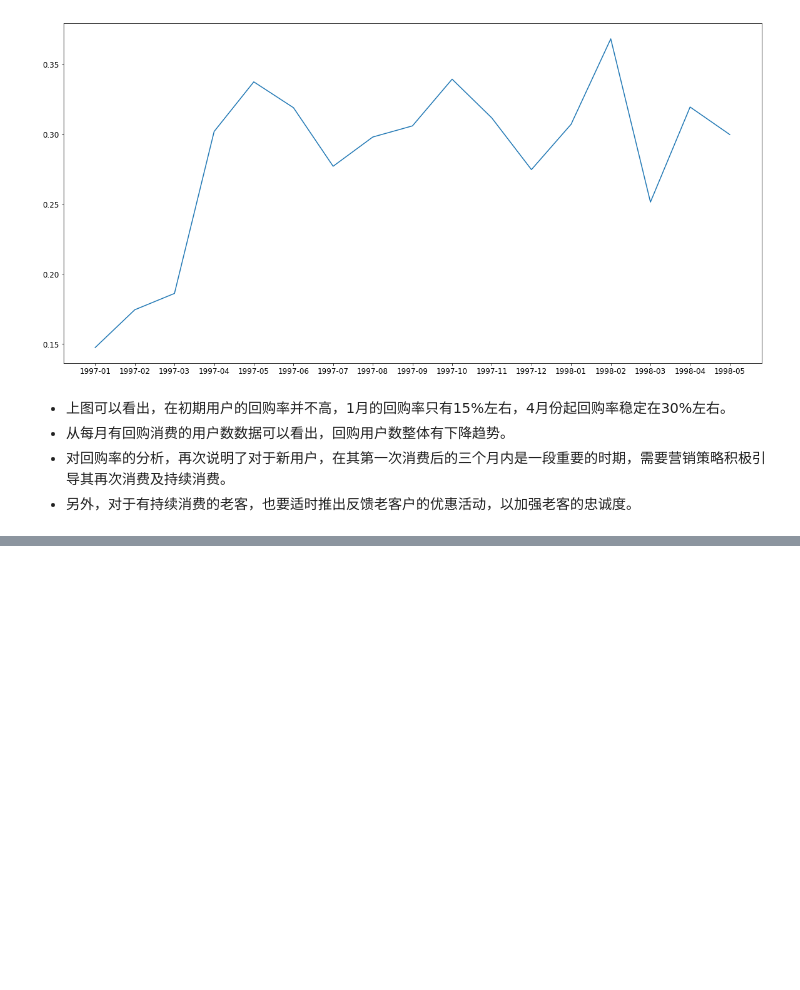
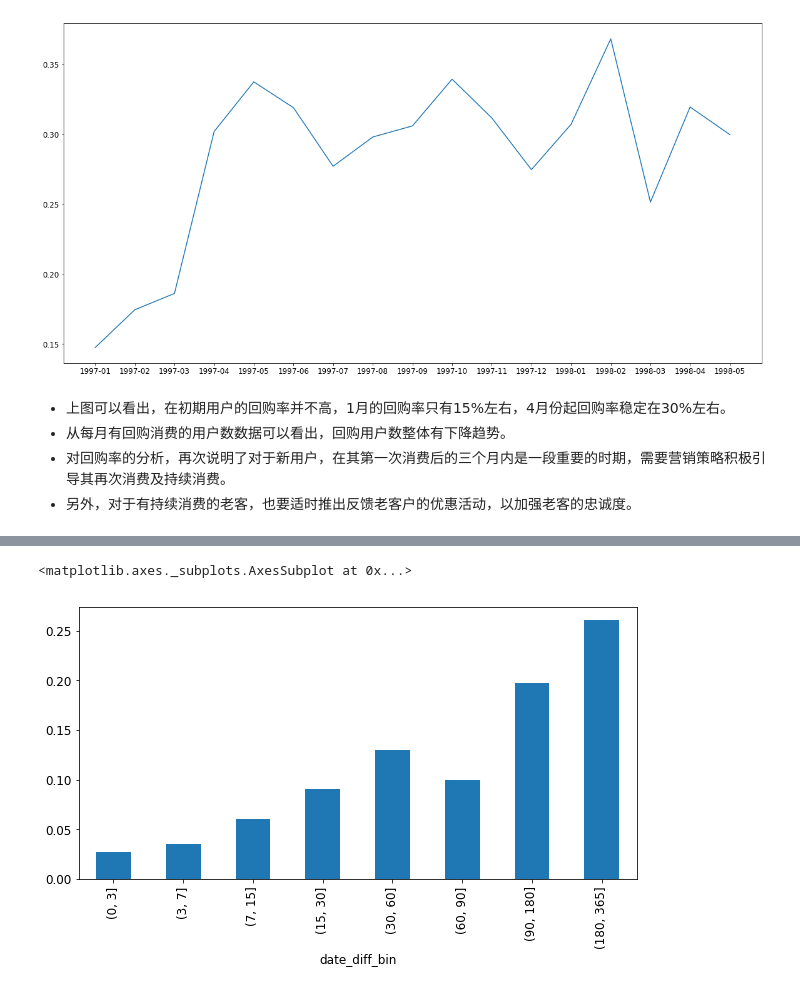
Before and after one commit to Hanryfeng/DataAnalysis, a Jupyter notebook: CDNOW.ipynb, the cells around one changed output, grey strips where cells are left out. Cells and saved outputs as stored; diff of their text form; code cells hidden in the pictures; blank space fills up the shorter version.

```diff
--- a/CDNOW.ipynb
+++ b/CDNOW.ipynb
@@ -609,0 +623,6 @@ plt.plot(df_purchase.month,df_purchase.purchase_rate)
+# %%
+#将时间差值分桶处理
+bin=[0,3,7,15,30,60,90,180,365]
+user_purchase_retention = first_back.copy()
+user_purchase_retention['date_diff_bin']=pd.cut(user_purchase_retention.date_diff,bins=bin)
+user_purchase_retention.head(10)
@@ -609,0 +641,4 @@ plt.plot(df_purchase.month,df_purchase.purchase_rate)
+# %%
+#用户第一次消费之后，后续各时间段的消费总额
+pivoted_retention=user_purchase_retention.pivot_table(index='id',columns='date_diff_bin',values='amount',aggfunc=sum,dropna=False)
+pivoted_retention.head()
@@ -609,0 +676,4 @@ plt.plot(df_purchase.month,df_purchase.purchase_rate)
+# %%
+#1代表有消费，0代表没有
+pivoted_retention_trans=pivoted_retention.applymap(lambda x:1 if x>0 else 0)
+pivoted_retention_trans
@@ -609,0 +698,6 @@ plt.plot(df_purchase.month,df_purchase.purchase_rate)
+# %%
+#每笔订单离第一笔订单的时间间隔
+(pivoted_retention_trans.sum()/pivoted_retention_trans.count()).plot.bar(figsize=(10,5))
+# %% [output]
+<matplotlib.axes._subplots.AxesSubplot at 0x...>
+[figure, added]
```
Also changed, not shown: parts of 9 cells of this notebook.
